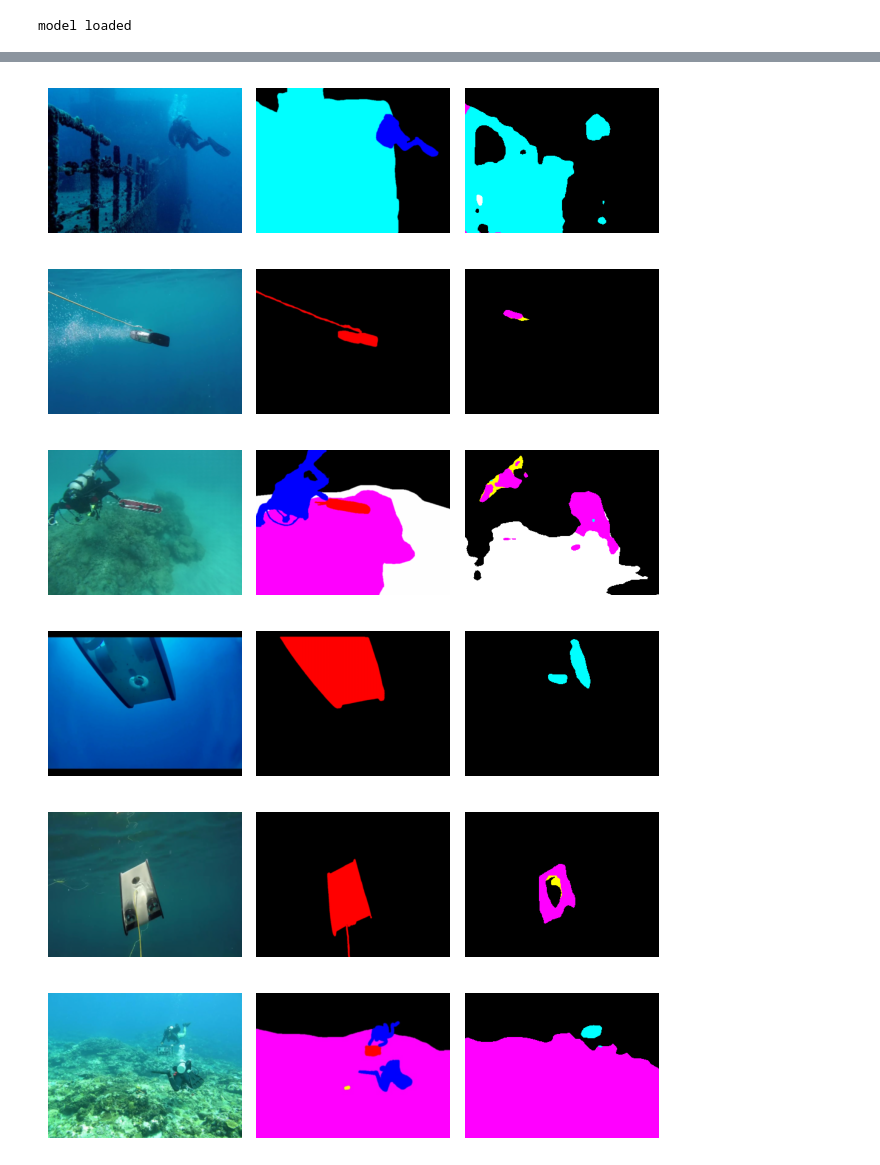
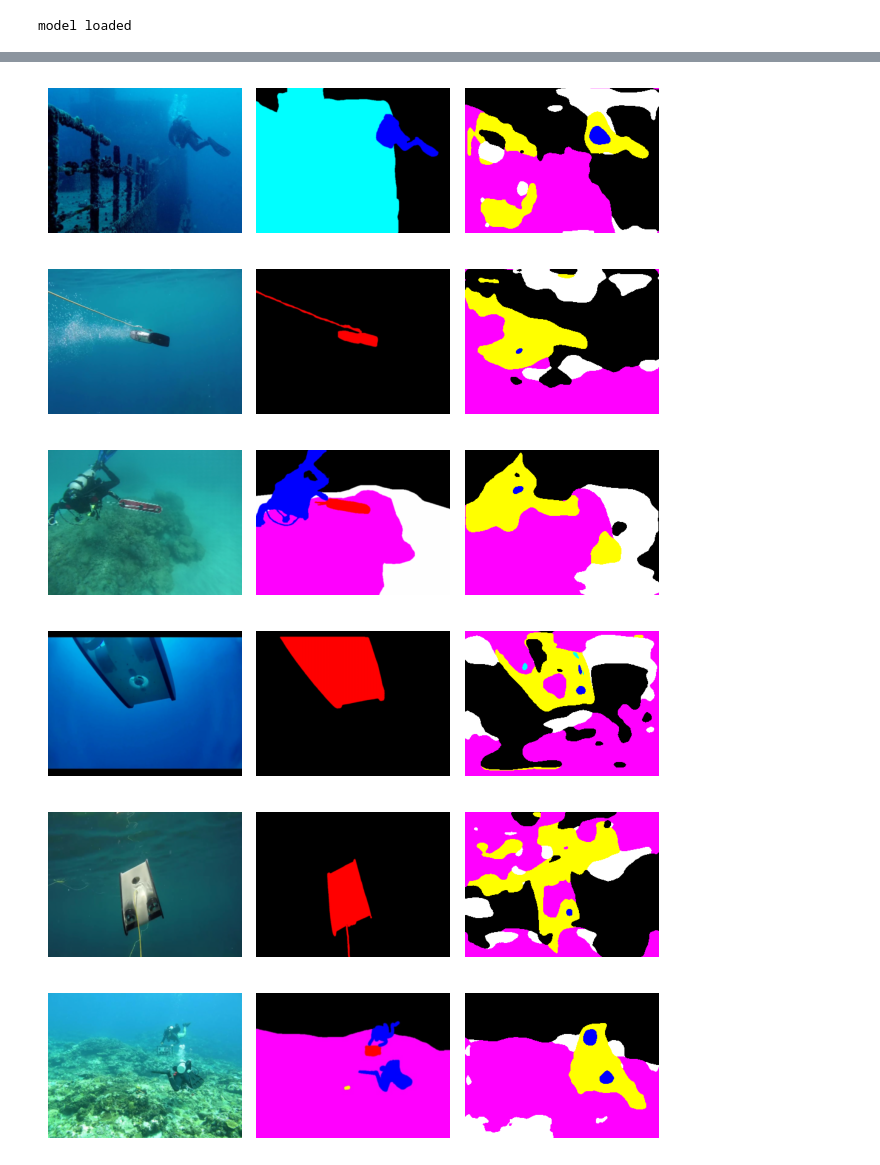
Before and after one commit to delimarr/bveri_miniprojekt, a Jupyter notebook: suim_net.ipynb, the cells around one changed output, grey strips where cells are left out. Drawn from its saved outputs; the diff is of its cells as text; code cells hidden in the pictures.

Commit message:
soft log iou loss

```diff
--- a/suim_net.ipynb
+++ b/suim_net.ipynb
@@ -61,7 +62,7 @@ import torch.optim as optim
 torch.manual_seed(123)
 
 # Parameters
-num_epochs = 50
+num_epochs = 120
 device = 'cuda'
 
 # create model
@@ -73,6 +74,7 @@ suim_net = SuimNet(
 
 # Create Loss-Function and Optimizer
 criterion = nn.CrossEntropyLoss()
+iou_loss = SoftIoULoss()
 optimizer = optim.Adam(suim_net.parameters())
 
 pbar = tqdm(total=num_epochs * len(ds_loader))
@@ -84,14 +86,15 @@ for epoch in range(0, num_epochs):
     for i, data in enumerate(ds_loader):
 
         images, label_masks, label_images = data
-        images = images.to(device)
-        label_masks = label_masks.to(device)
-        label_images = label_images.to(device)
+        images: torch.Tensor = images.to(device)
+        label_masks: torch.Tensor = label_masks.to(device)
+        label_images: torch.Tensor = label_images.to(device)
 
         # Forward-Pass
         optimizer.zero_grad()
         logits = suim_net(images)
-        loss = criterion(logits, label_masks)
+        #loss = criterion(logits, label_masks)
+        loss = iou_loss(logits, label_masks)
 
         # Optimize
         loss.backward()
@@ -100,7 +103,8 @@ for epoch in range(0, num_epochs):
         # Calculate Pixel-Accuracy
         probs = F.softmax(logits, dim=1)
         pred = probs.argmax(dim=(1), keepdim=True)
-        pixel_acc = (label_images == pred).to(torch.float).mean()
+        # mean pixel acc
+        pixel_acc = (label_masks.argmax(dim=(1), keepdim=True) == pred).to(torch.float).mean()
 
         # print statistics
         running_loss += loss.item()
@@ -131,7 +135,7 @@ from underwater_imagery.data.transf import pred_to_label
 for i in range(10):
     images, _, label_images = ds[i]
     images_gpu = images.unsqueeze(0).to('cuda')
-    logits = suim_loaded(images_gpu)
+    logits = suim_net(images_gpu)
     probs = F.softmax(logits, dim=1)[0]
     pred = probs.argmax(dim=(0), keepdim=True)
     pred_label = pred_to_label(pred)
@@ -141,6 +145,6 @@ for i in range(10):
-[figure, old version]
+[figure, new version]
-[figure, old version]
+[figure, new version]
-[figure, old version]
+[figure, new version]
-[figure, old version]
+[figure, new version]
-[figure, old version]
+[figure, new version]
-[figure, old version]
+[figure, new version]
```
Also changed, not shown: parts of 2 cells of this notebook, 5 other files.
